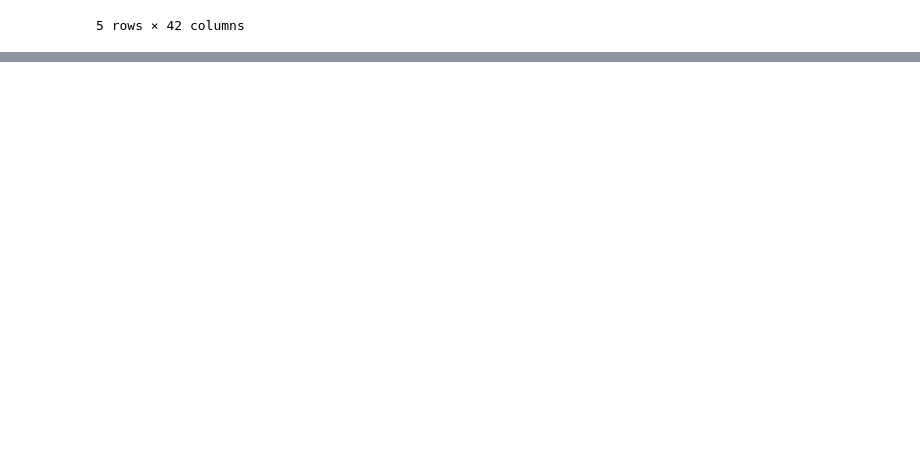
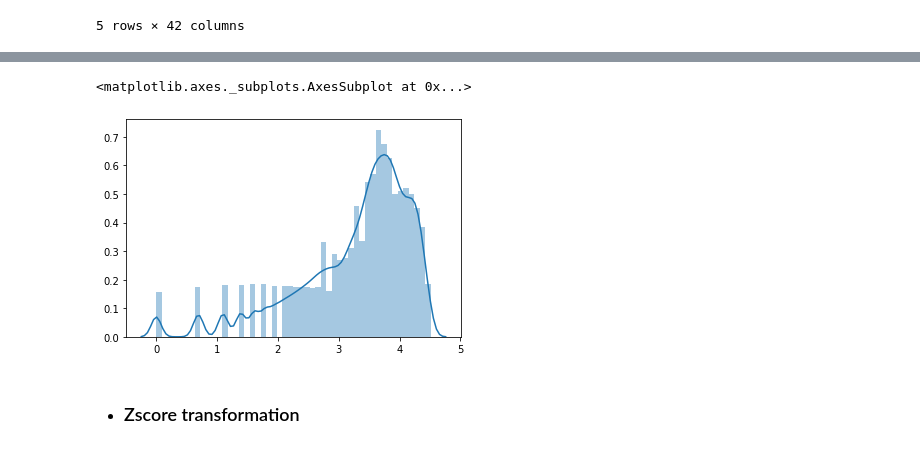
Before and after one commit to tomtang110/RecommendationAlgorithmPractice, a Jupyter notebook: FeatureEnginnering/ContinuousFeature.ipynb, the cells around one changed output, grey strips where cells are left out. Saved outputs shown, nothing was run; the diff lists cells and outputs as text; code cells hidden in the pictures; blank space fills up the shorter version.

```diff
--- a/FeatureEnginnering/ContinuousFeature.ipynb
+++ b/FeatureEnginnering/ContinuousFeature.ipynb
@@ -55,0 +106,9 @@ Name: income_50k, dtype: int64
+# %%
+age_log = np.log(train_df.age.values+1)
+# %%
+sns.distplot(age_log)
+# %% [output]
+<matplotlib.axes._subplots.AxesSubplot at 0x...>
+[figure, added]
+# %% [markdown]
+* ### Zscore transformation
```
Also changed, not shown: parts of 18 cells of this notebook, 1 other file.
